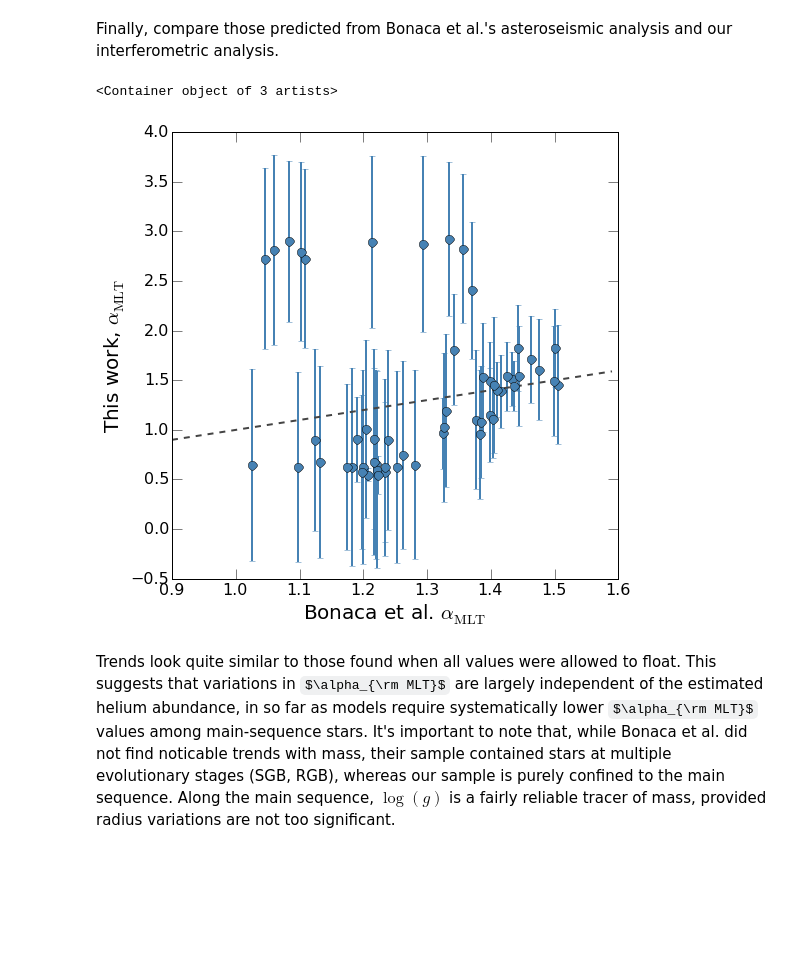
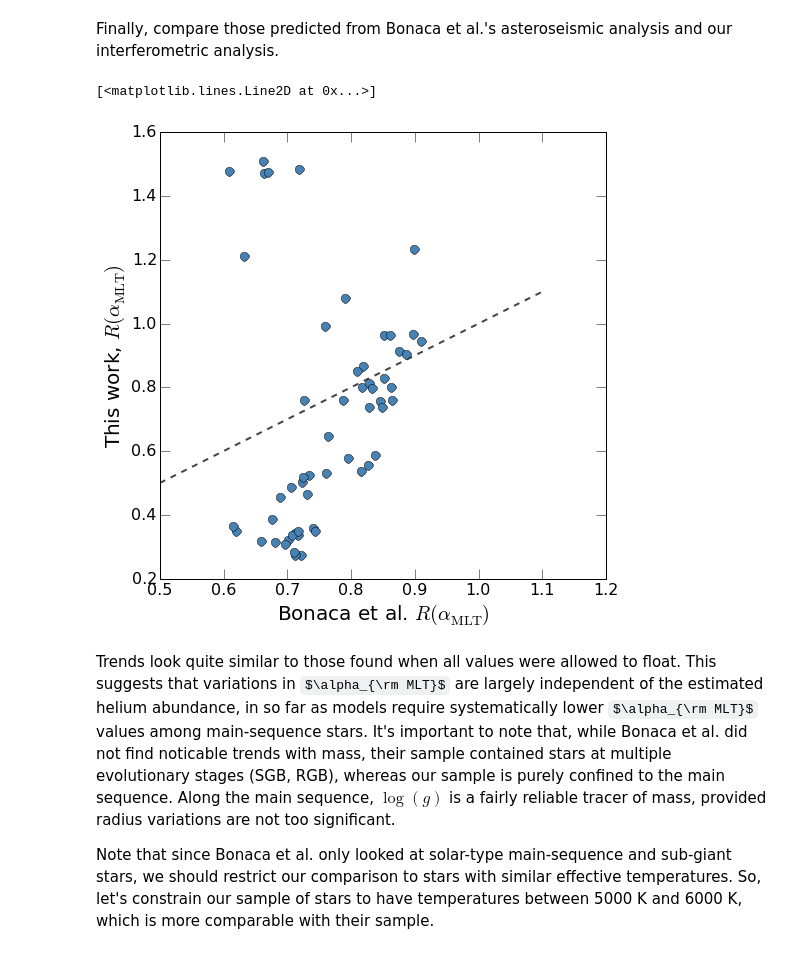
Before and after one commit to gfeiden/Notebook, a Jupyter notebook: Projects/mlt_calib/fixed_Y_float_alpha.ipynb, the cells around one changed output. Cells and saved outputs as stored; diff of their text form; code cells hidden in the pictures; some formulas as TeX source; blank space fills up the shorter version.

```diff
--- a/Projects/mlt_calib/fixed_Y_float_alpha.ipynb
+++ b/Projects/mlt_calib/fixed_Y_float_alpha.ipynb
@@ -10,8 +10,10 @@ import numpy as np
 data = np.genfromtxt('data/run08_median_props.txt')       # load median value file
 data = np.array([row for row in data if row[30] > -0.5])  # trim metal-poor stars
 
-data_mle = np.genfromtxt('data/run08_mle_props.txt')      # load most-likely estimate
+data_mle = np.genfromtxt('data/run08_kde_props_tmp3.txt')      # load most-likely estimate
 data_mle = np.array([row for row in data_mle if row[30] > -0.5])
+
+data = data_mle
 # %% [markdown]
 Probe how well models recovered fundamental properties of the interferometric sample. Beginning with distance and metallicity recovery.
 # %%
@@ -132,17 +134,19 @@ Finally, compare those predicted from Bonaca et al.'s asteroseismic analysis and
 # %%
 fig, ax = plt.subplots(1, 1, figsize=(8, 8))
 
-ax.set_xlabel('Bonaca et al. $\\alpha_{\\rm MLT}$', fontsize=20.)
-ax.set_ylabel('This work, $\\alpha_{\\rm MLT}$', fontsize=20.)
+ax.set_xlabel('Bonaca et al. $R(\\alpha_{\\rm MLT})$', fontsize=20.)
+ax.set_ylabel('This work, $R(\\alpha_{\\rm MLT})$', fontsize=20.)
 ax.tick_params(which='major', axis='both', length=10., labelsize=16.)
 
 # one-to-one relation
-ax.plot([0.9, 1.59], [0.9, 1.59], '--', lw=2, color='#444444')
+ax.plot([0.5, 1.1], [0.5, 1.1], '--', lw=2, color='#444444')
 
 # compare values
-ax.errorbar(B12_alphas, data_mle[:,5], yerr=data[:,14], fmt='o', lw=2, markersize=9.0, color='#4682B4')
+ax.plot(B12_alphas/1.69, data_mle[:,5]/1.884, 'o', lw=2, markersize=9.0, color='#4682B4')
 # %% [output]
-<Container object of 3 artists>
+[<matplotlib.lines.Line2D at 0x...>]
-[figure, old version]
+[figure, new version]
 # %% [markdown]
 Trends look quite similar to those found when all values were allowed to float. This suggests that variations in $\alpha_{\rm MLT}$ are largely independent of the estimated helium abundance, in so far as models require systematically lower $\alpha_{\rm MLT}$ values among main-sequence stars. It's important to note that, while Bonaca et al. did not find noticable trends with mass, their sample contained stars at multiple evolutionary stages (SGB, RGB), whereas our sample is purely confined to the main sequence. Along the main sequence, $\log(g)$ is a fairly reliable tracer of mass, provided radius variations are not too significant.
+
+Note that since Bonaca et al. only looked at solar-type main-sequence and sub-giant stars, we should restrict our comparison to stars with similar effective temperatures. So, let's constrain our sample of stars to have temperatures between 5000 K and 6000 K, which is more comparable with their sample.
```
Also changed, not shown: parts of 5 cells of this notebook, 3 other files.
